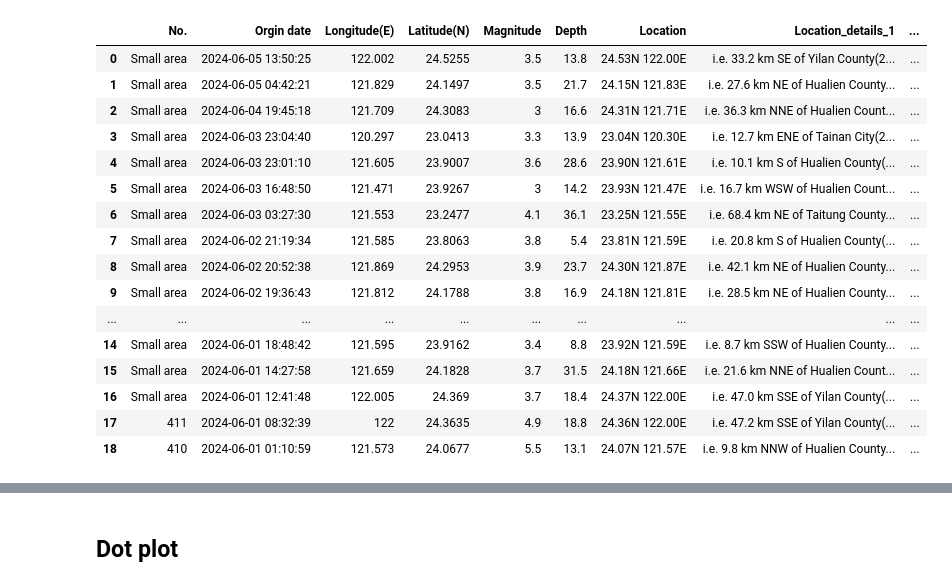
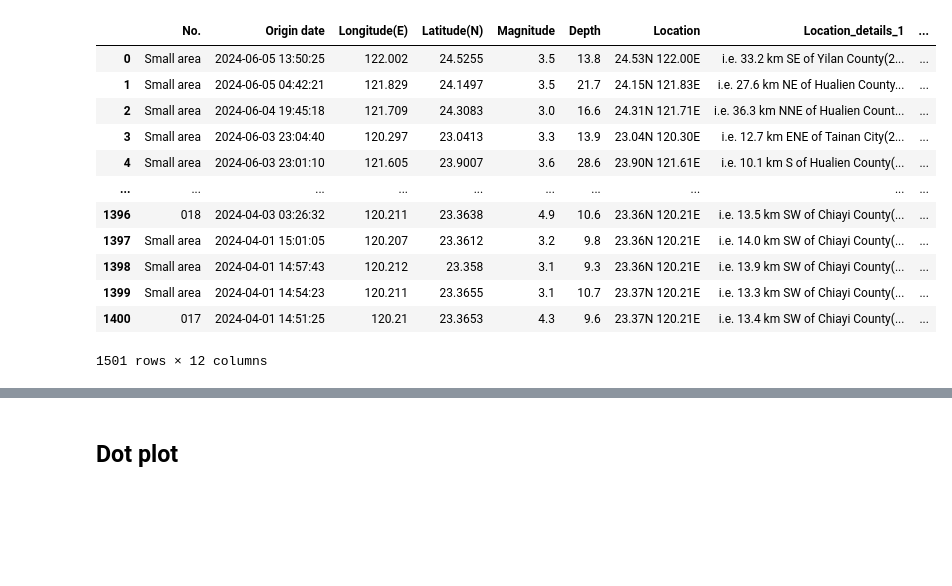
Before and after one commit to advcomp-earthquake/earthquake-monitor, a Jupyter notebook: final/combine_data.ipynb, the cells around one changed output, grey strips where cells are left out. Saved outputs shown, nothing was run; the diff lists cells and outputs as text; code cells hidden in the pictures; blank space fills up the shorter version.

```diff
--- a/final/combine_data.ipynb
+++ b/final/combine_data.ipynb
@@ -64,33 +43,24 @@ print(combined_df)
-# %%
-def open_eq_file(filename):
-    df = pd.read_csv(filename, header=None, names=[
-        'No.',
-        'Orgin date',
-        'Longitude(E)',
-        'Latitude(N)',
-        'Magnitude',
-        'Depth',
-        'Location',
-        'Location_details_1',
-        'Location_details_2',
-    ])
-    df = df.drop(index=0).reset_index(drop=True)
-    return df
-# %% [output]
-|  | No. | Orgin date | Longitude(E) | Latitude(N) | Magnitude | Depth | Location | Location_details_1 | ... |
-| 0 | Small area | 2024-06-05 13:50:25 | 122.002 | 24.5255 | 3.5 | 13.8 | 24.53N 122.00E | i.e. 33.2 km SE of Yilan County(2... | ... |
-| 1 | Small area | 2024-06-05 04:42:21 | 121.829 | 24.1497 | 3.5 | 21.7 | 24.15N 121.83E | i.e. 27.6 km NE of Hualien County... | ... |
-| 2 | Small area | 2024-06-04 19:45:18 | 121.709 | 24.3083 | 3 | 16.6 | 24.31N 121.71E | i.e. 36.3 km NNE of Hualien Count... | ... |
-| 3 | Small area | 2024-06-03 23:04:40 | 120.297 | 23.0413 | 3.3 | 13.9 | 23.04N 120.30E | i.e. 12.7 km ENE of Tainan City(2... | ... |
-| 4 | Small area | 2024-06-03 23:01:10 | 121.605 | 23.9007 | 3.6 | 28.6 | 23.90N 121.61E | i.e. 10.1 km S of Hualien County(... | ... |
-| 5 | Small area | 2024-06-03 16:48:50 | 121.471 | 23.9267 | 3 | 14.2 | 23.93N 121.47E | i.e. 16.7 km WSW of Hualien Count... | ... |
-| 6 | Small area | 2024-06-03 03:27:30 | 121.553 | 23.2477 | 4.1 | 36.1 | 23.25N 121.55E | i.e. 68.4 km NE of Taitung County... | ... |
-| 7 | Small area | 2024-06-02 21:19:34 | 121.585 | 23.8063 | 3.8 | 5.4 | 23.81N 121.59E | i.e. 20.8 km S of Hualien County(... | ... |
-| 8 | Small area | 2024-06-02 20:52:38 | 121.869 | 24.2953 | 3.9 | 23.7 | 24.30N 121.87E | i.e. 42.1 km NE of Hualien County... | ... |
-| 9 | Small area | 2024-06-02 19:36:43 | 121.812 | 24.1788 | 3.8 | 16.9 | 24.18N 121.81E | i.e. 28.5 km NE of Hualien County... | ... |
-| ... | ... | ... | ... | ... | ... | ... | ... | ... | ... |
-| 14 | Small area | 2024-06-01 18:48:42 | 121.595 | 23.9162 | 3.4 | 8.8 | 23.92N 121.59E | i.e. 8.7 km SSW of Hualien County... | ... |
-| 15 | Small area | 2024-06-01 14:27:58 | 121.659 | 24.1828 | 3.7 | 31.5 | 24.18N 121.66E | i.e. 21.6 km NNE of Hualien Count... | ... |
-| 16 | Small area | 2024-06-01 12:41:48 | 122.005 | 24.369 | 3.7 | 18.4 | 24.37N 122.00E | i.e. 47.0 km SSE of Yilan County(... | ... |
-| 17 | 411 | 2024-06-01 08:32:39 | 122 | 24.3635 | 4.9 | 18.8 | 24.36N 122.00E | i.e. 47.2 km SSE of Yilan County(... | ... |
-| 18 | 410 | 2024-06-01 01:10:59 | 121.573 | 24.0677 | 5.5 | 13.1 | 24.07N 121.57E | i.e. 9.8 km NNW of Hualien County... | ... |
+# %%
+# Convert the 'Origin date' column to datetime format
+combined_df = combined_df.rename(columns={'Orgin date': 'Origin date'})
+combined_df['Origin date'] = pd.to_datetime(combined_df['Origin date'])
+combined_df['Magnitude'] = pd.to_numeric(combined_df['Magnitude'])
+combined_df['Date'] = pd.to_datetime(combined_df['Origin date'].dt.date)
+combined_df['Year'] = combined_df['Date'].dt.year
+combined_df['Month'] = combined_df['Date'].dt.month
+
+combined_df
+# %% [output]
+|  | No. | Origin date | Longitude(E) | Latitude(N) | Magnitude | Depth | Location | Location_details_1 | ... |
+| 0 | Small area | 2024-06-05 13:50:25 | 122.002 | 24.5255 | 3.5 | 13.8 | 24.53N 122.00E | i.e. 33.2 km SE of Yilan County(2... | ... |
+| 1 | Small area | 2024-06-05 04:42:21 | 121.829 | 24.1497 | 3.5 | 21.7 | 24.15N 121.83E | i.e. 27.6 km NE of Hualien County... | ... |
+| 2 | Small area | 2024-06-04 19:45:18 | 121.709 | 24.3083 | 3.0 | 16.6 | 24.31N 121.71E | i.e. 36.3 km NNE of Hualien Count... | ... |
+| 3 | Small area | 2024-06-03 23:04:40 | 120.297 | 23.0413 | 3.3 | 13.9 | 23.04N 120.30E | i.e. 12.7 km ENE of Tainan City(2... | ... |
+| 4 | Small area | 2024-06-03 23:01:10 | 121.605 | 23.9007 | 3.6 | 28.6 | 23.90N 121.61E | i.e. 10.1 km S of Hualien County(... | ... |
+| ... | ... | ... | ... | ... | ... | ... | ... | ... | ... |
+| 1396 | 018 | 2024-04-03 03:26:32 | 120.211 | 23.3638 | 4.9 | 10.6 | 23.36N 120.21E | i.e. 13.5 km SW of Chiayi County(... | ... |
+| 1397 | Small area | 2024-04-01 15:01:05 | 120.207 | 23.3612 | 3.2 | 9.8 | 23.36N 120.21E | i.e. 14.0 km SW of Chiayi County(... | ... |
+| 1398 | Small area | 2024-04-01 14:57:43 | 120.212 | 23.358 | 3.1 | 9.3 | 23.36N 120.21E | i.e. 13.9 km SW of Chiayi County(... | ... |
+| 1399 | Small area | 2024-04-01 14:54:23 | 120.211 | 23.3655 | 3.1 | 10.7 | 23.37N 120.21E | i.e. 13.3 km SW of Chiayi County(... | ... |
+| 1400 | 017 | 2024-04-01 14:51:25 | 120.21 | 23.3653 | 4.3 | 9.6 | 23.37N 120.21E | i.e. 13.4 km SW of Chiayi County(... | ... |
+1501 rows × 12 columns
```
Also changed, not shown: parts of 8 cells of this notebook, 4 other files.
